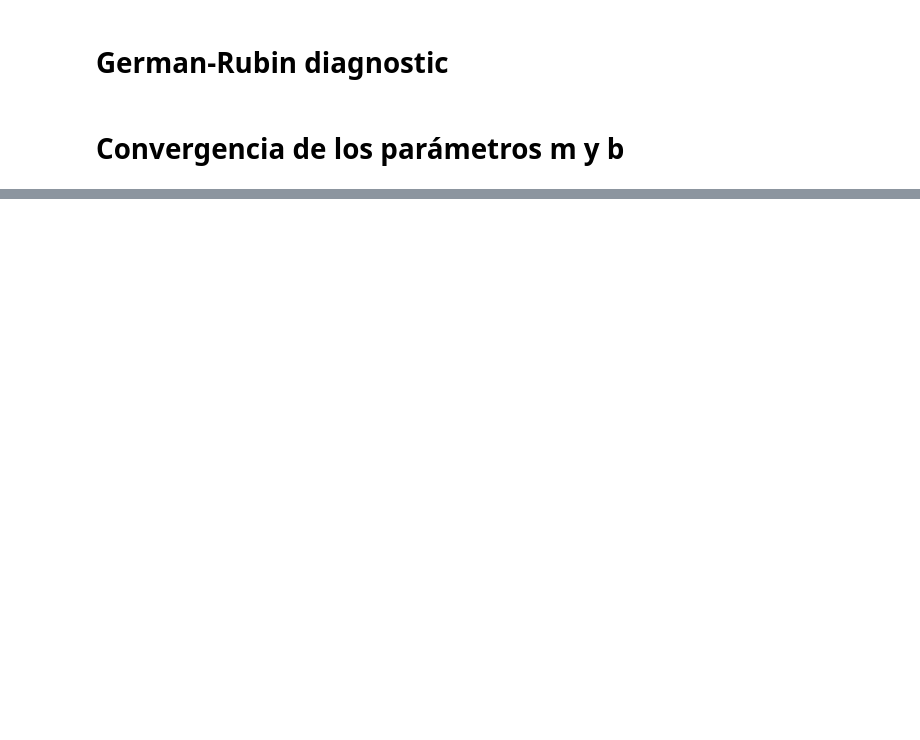
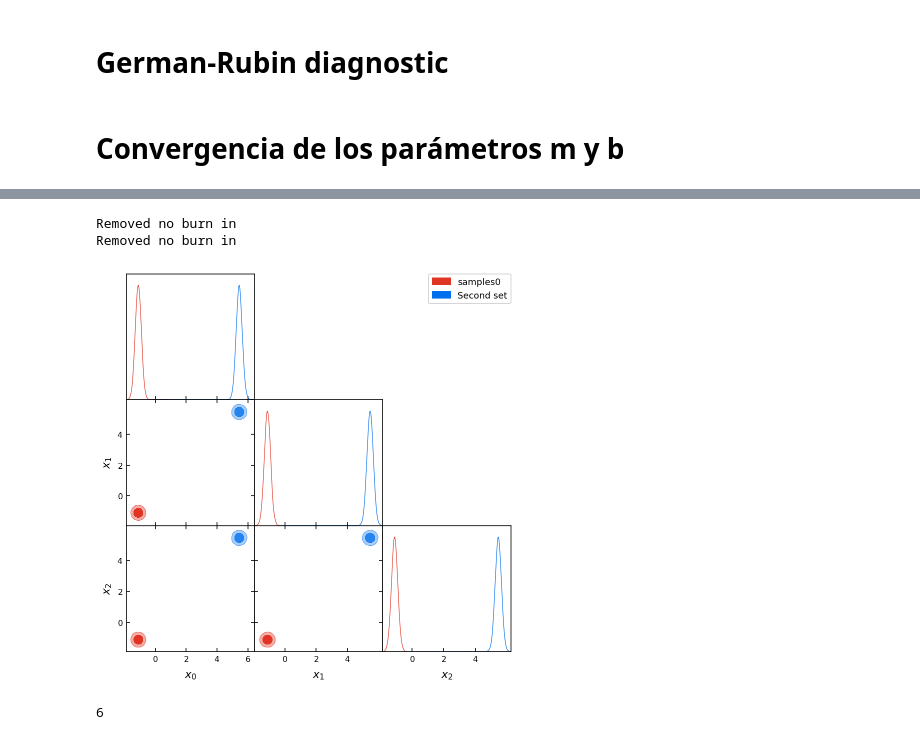
Before and after one commit to DCIDA2019/dcida2020ii-DianaAvendanoVazquez, a Jupyter notebook: Oct30/Gelman-Rubin_diagnostic.ipynb, the cells around one changed output, grey strips where cells are left out. Cells and saved outputs as stored; diff of their text form; code cells hidden in the pictures; blank space fills up the shorter version.

```diff
--- a/Oct30/Gelman-Rubin_diagnostic.ipynb
+++ b/Oct30/Gelman-Rubin_diagnostic.ipynb
@@ -276,0 +378,32 @@ NameError: name 'delta' is not defined
+# %%
+Mtot = walkers[0][0][:,0]
+Btot = walkers[0][0][:,1]
+
+"""que disque agrega columnas"""
+for i in range(1,caminadores):
+    Mtot = np.c_[Mtot, walkers[i][0][:,0]]
+
+for i in range(1,caminadores):
+    Btot = np.c_[Btot, walkers[i][0][:,1]]
+
+#len(sampsBtot)
+#samps
+# %%
+names = ["x%s"%i for i in range(caminadores)]
+labels =  ["x_%s"%i for i in range(caminadores)]
+
+samples1 = MCSamples(samples= Mtot ,names = names, labels = labels)
+samples2 = MCSamples(samples= Btot ,names = names, labels = labels, label='Second set')
+# %% [output]
+Removed no burn in
+Removed no burn in
+# %%
+# Triangle plot
+g = plots.get_subplot_plotter()
+g.triangle_plot([samples1, samples2], filled=True);
+# %% [output]
+[figure, added]
+# %%
+ndim
+# %% [output]
+6
```
Also changed, not shown: parts of 24 cells of this notebook.
